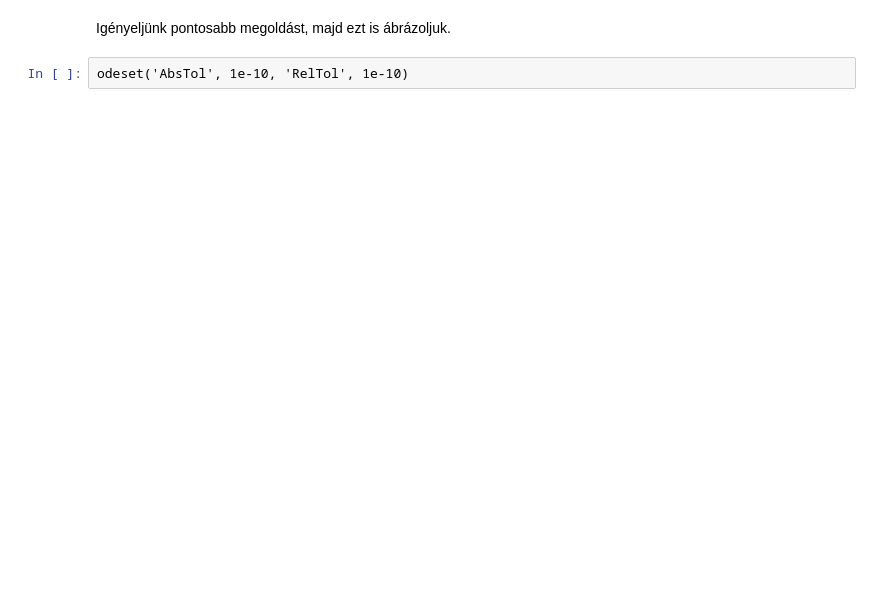
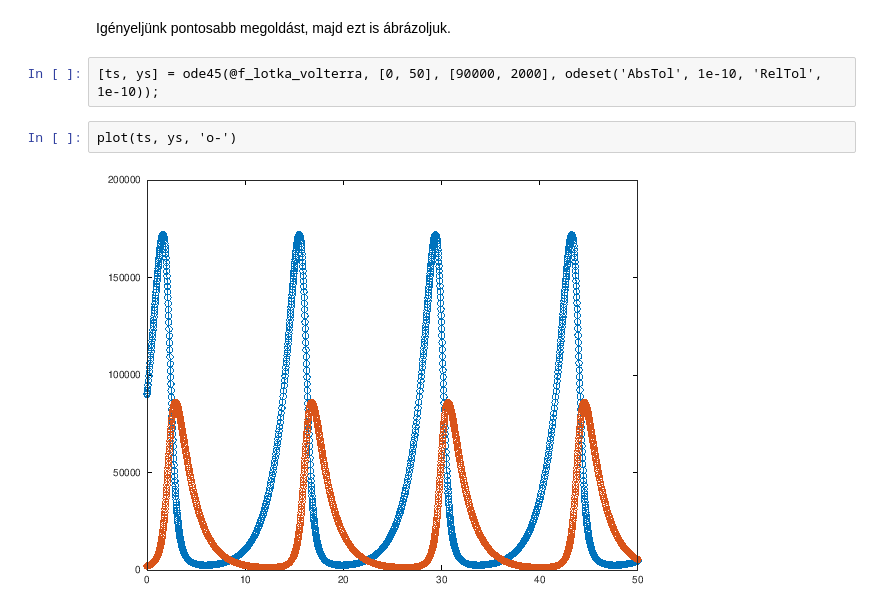
Before and after one commit to absurd-zipper/aaszm2, a Jupyter notebook: 5.feladatsor.ipynb, the cells around one changed output. Saved outputs shown, nothing was run; the diff lists cells and outputs as text; blank space fills up the shorter version.

```diff
--- a/5.feladatsor.ipynb
+++ b/5.feladatsor.ipynb
@@ -52,4 +78,8 @@ A megoldást ábrázoljuk a fázis-síkon is.
 # %% [markdown]
 Igényeljünk pontosabb megoldást, majd ezt is ábrázoljuk.
 # %%
-odeset('AbsTol', 1e-10, 'RelTol', 1e-10)
+[ts, ys] = ode45(@f_lotka_volterra, [0, 50], [90000, 2000], odeset('AbsTol', 1e-10, 'RelTol', 1e-10));
+# %%
+plot(ts, ys, 'o-')
+# %% [output]
+[figure, added]
```
Also changed, not shown: parts of 20 cells of this notebook.
